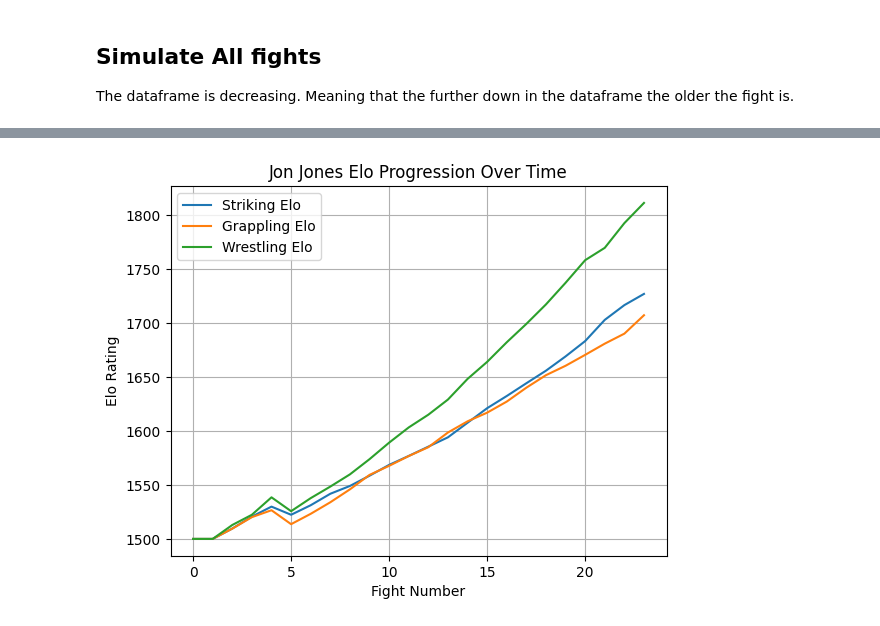
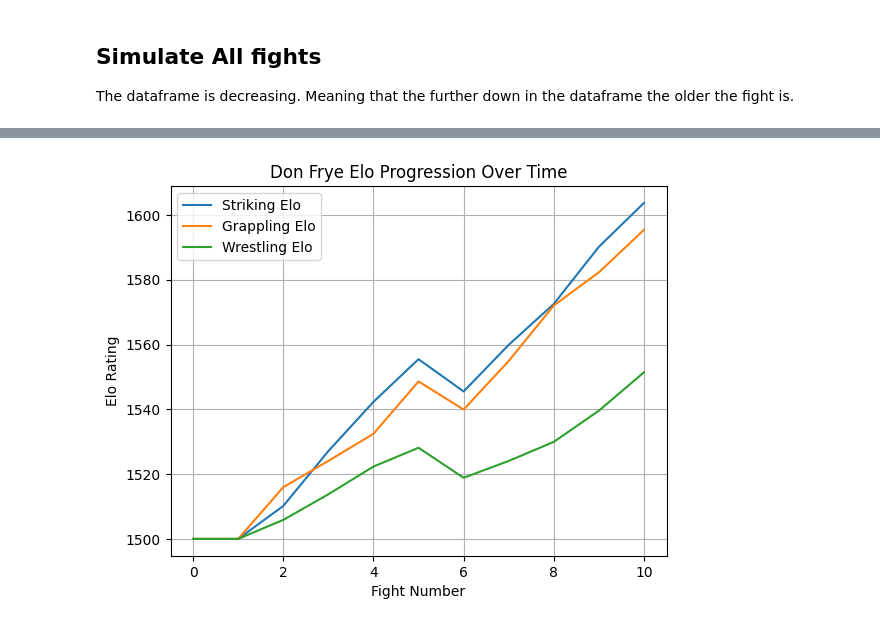
Before and after one commit to DimitrisPantzopoulos/AAHL-Math-IA, a Jupyter notebook: MathIA.ipynb, the cells around one changed output, grey strips where cells are left out. Cells and saved outputs as stored; diff of their text form; code cells hidden in the pictures.

```diff
--- a/MathIA.ipynb
+++ b/MathIA.ipynb
@@ -128,4 +158,4 @@ all_elos.to_csv('Data/ufc_fight_data.csv')
 # %%
-fighter_profiles['Jon Jones'].visualise_progression()
+fighter_profiles['Don Frye'].visualise_progression()
 # %% [output]
-[figure, old version]
+[figure, new version]
```
Also changed, not shown: parts of 4 cells of this notebook, 2 other files.
